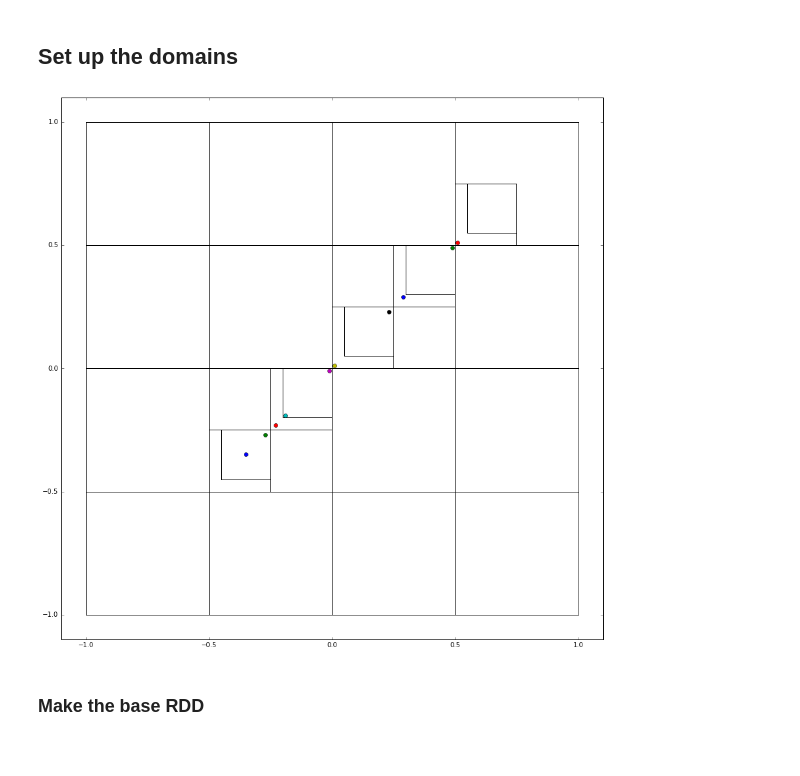
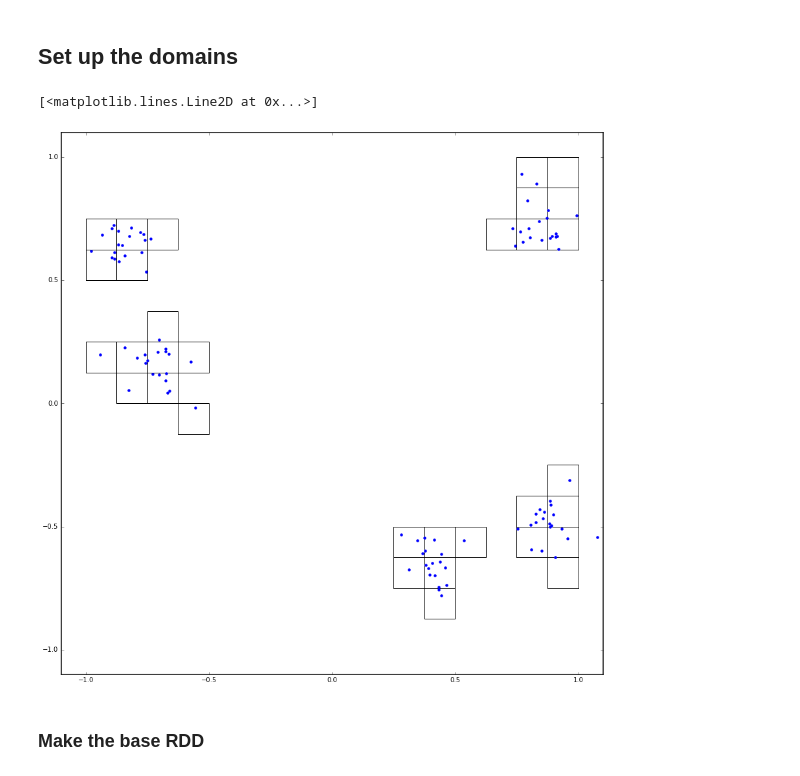
Before and after one commit to rokroskar/spark-fof, a Jupyter notebook: setting up hierarchical merge.ipynb, the cells around one changed output. Cells and saved outputs as stored; diff of their text form; code cells hidden in the pictures.

Commit message:
making fof work in spark -- incomplete

```diff
--- a/setting up hierarchical merge.ipynb
+++ b/setting up hierarchical merge.ipynb
@@ -50,6 +35,0 @@ data.append(Particle(0.51,0.51,9,groupID(1,1)))
-# %%
-data_array = np.zeros(len(data), dtype = spark_fof.pdt)
-for i,p in enumerate(data):
-    data_array[i]['x'] = p.x
-    data_array[i]['y'] = p.y
-    data_array[i]['pid'] = p.pid
@@ -56,3 +44,20 @@ for i,p in enumerate(data):
+# %%
+# create the arrays
+pdt = np.dtype([('pos','f4', 3), ('iGroup', 'i4'), ('iOrder', 'i4')])
+nps = 100
+ngs = 5
+particles = np.zeros(nps, dtype=pdt)
+done_ps = 0
+centers = np.random.rand(ngs,3)*1.8 - 0.9
+for group, center in zip(range(ngs), centers):
+    group_ps = nps/ngs
+    if nps - (done_ps + group_ps) < group_ps:
+        group_ps = nps - done_ps
+    particles['pos'][done_ps:done_ps+group_ps] = \
+        np.random.multivariate_normal(center, [[.005,0,0],[0,.005,0],[0,0,.005]], group_ps)
+    done_ps += group_ps
+
+particles['iOrder'] = range(nps)
 # %% [markdown]
 ## Start Spark
 # %%
@@ -80,22 +85,24 @@ sc.addPyFile('spark_fof.py')
 # %% [markdown]
 ## Set up the domains
 # %%
-N = 3
+N = 4
 tau = 0.05
-mins = [-1,-1]
-maxes= [1,1]
-domain_containers = spark_fof.setup_domain(N,tau)
+mins = [-1,-1,-1]
+maxes= [1,1,1]
+domain_containers = spark_fof.setup_domain(N,tau,maxes,mins)
 # %%
 f, ax = plt.subplots(subplot_kw={'aspect':'equal'}, figsize=(15,15))
 #plot_rectangle(domain_containers[0].bufferRectangle, ax=ax)
-for p in data:
-    plot_rectangle(domain_containers[get_bin(p.x, p.y, 2**N, mins,maxes)], ax=ax)
-    plot_rectangle(domain_containers[get_bin(p.x, p.y, 2**N, mins,maxes)].bufferRectangle, ax=ax)
-    ax.plot(p.x, p.y, 'o')
-for r in domain_containers:
-    plot_rectangle(r.parent, ax=ax)
+for p in particles:
+    x,y,z = p['pos']
+    plot_rectangle(domain_containers[spark_fof.get_bin_cython(x, y, z,2**N, -1,-1,-1, 1,1,1)], ax=ax)
+#    plot_rectangle(domain_containers[get_bin(p.x, p.y, 2**N, mins,maxes)].bufferRectangle, ax=ax)
+# for r in domain_containers:
+#     plot_rectangle(r.parent, ax=ax)
+ax.plot(particles['pos'][:,0], particles['pos'][:,1], '.')
 # %% [output]
+[<matplotlib.lines.Line2D at 0x...>]
-[figure, old version]
+[figure, new version]
 # %% [markdown]
 ### Make the base RDD
 # %%
```
Also changed, not shown: parts of 24 cells of this notebook, 5 other files.
